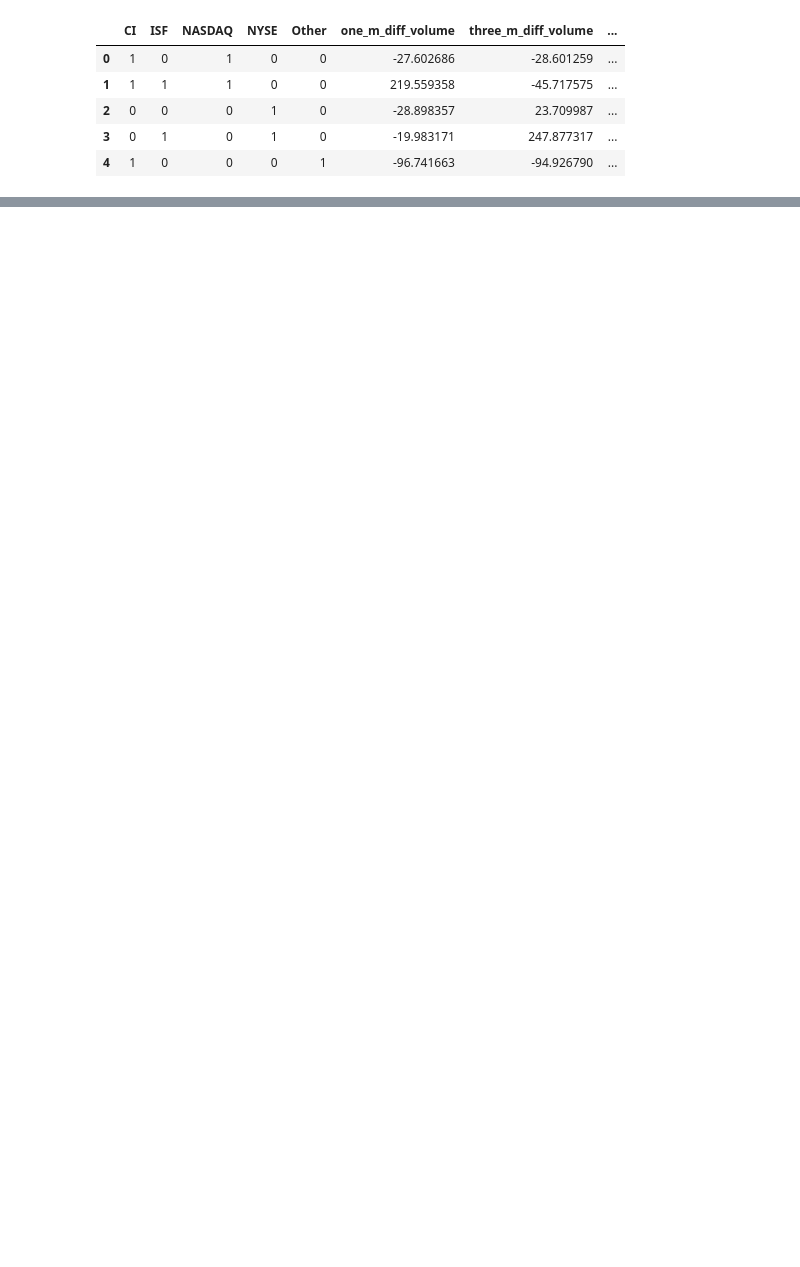
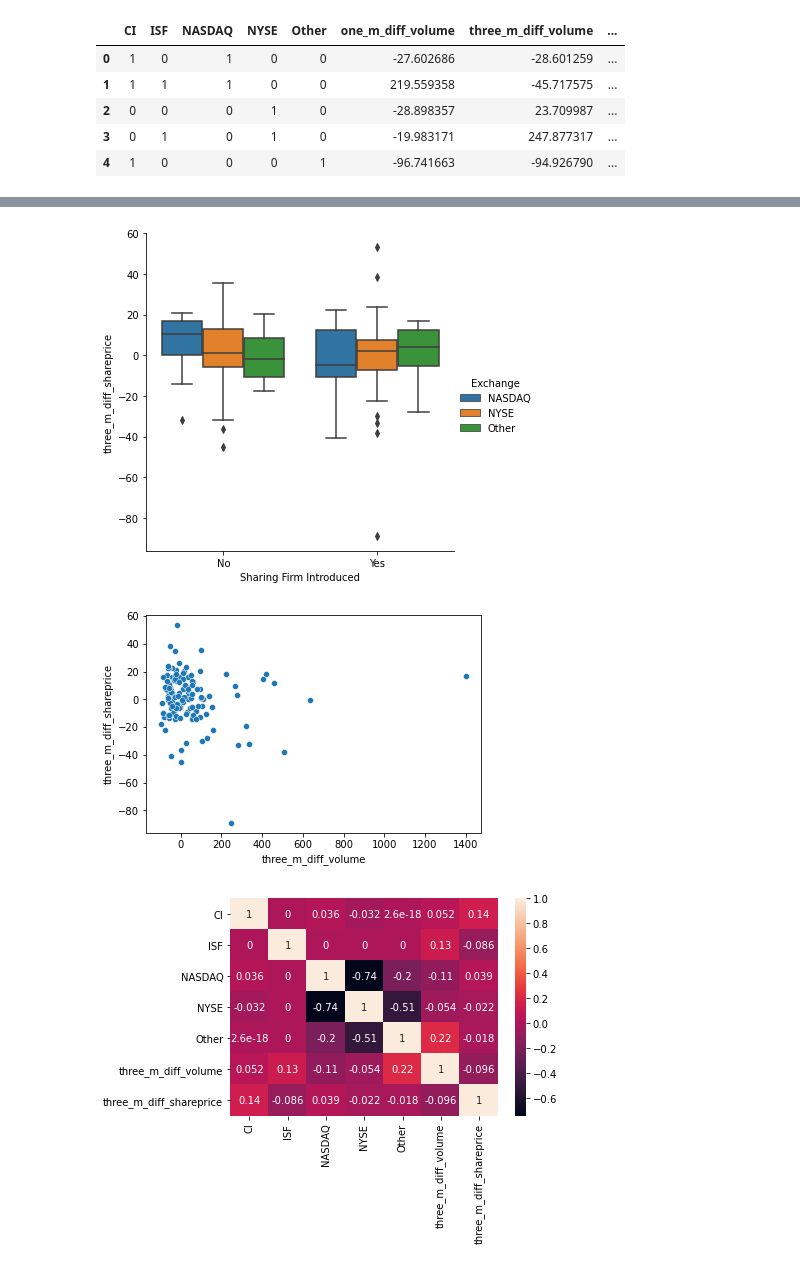
Before and after one commit to SolB77/Managerial-Economics-Senior-Thesis, a Jupyter notebook: Summary Statistics, Regression Analysis, and Visualizations.ipynb, the cells around one changed output, grey strips where cells are left out. Saved outputs shown, nothing was run; the diff lists cells and outputs as text; code cells hidden in the pictures; blank space fills up the shorter version.

```diff
--- a/Summary Statistics, Regression Analysis, and Visualizations.ipynb
+++ b/Summary Statistics, Regression Analysis, and Visualizations.ipynb
@@ -48,0 +91,13 @@ Notes:
+# %%
+CATsvsThreeM = sns.catplot(x="Sharing Firm Introduced", y="three_m_diff_shareprice",hue='Exchange',kind='box',data=threemonthdata)
+plt.show()
+VolumevsThreeM = sns.scatterplot(x="three_m_diff_volume", y="three_m_diff_shareprice",data=threemonthdata)
+plt.show()
+ThreeMHeatmap = sns.heatmap(threemonthdata.loc[:,'CI':'three_m_diff_shareprice'].corr(),annot=True)
+plt.show()
+ThreeMDistofSharePriceDiff = sns.distplot(threemonthdata['three_m_diff_shareprice'])
+plt.show()
+# %% [output]
+[figure, added]
+[figure, added]
+[figure, added]
```
Also changed, not shown: parts of 34 cells of this notebook, 1 other file.
